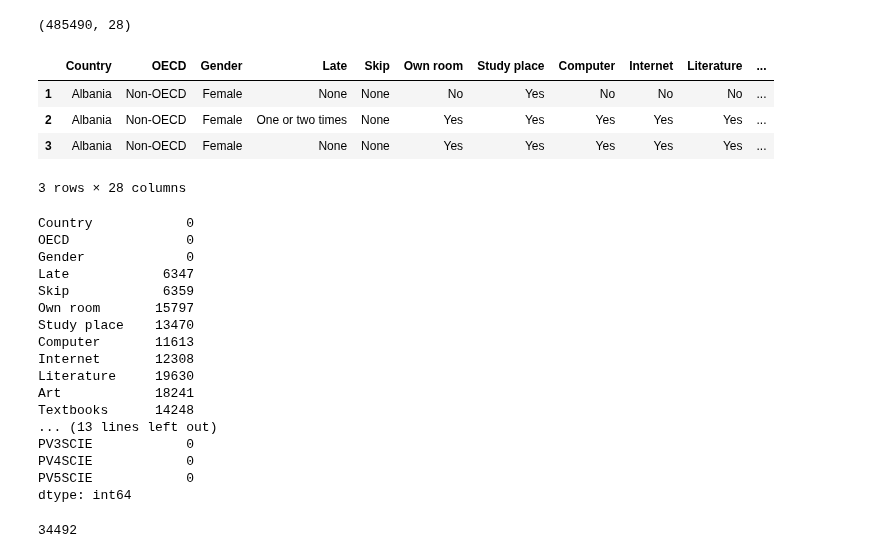
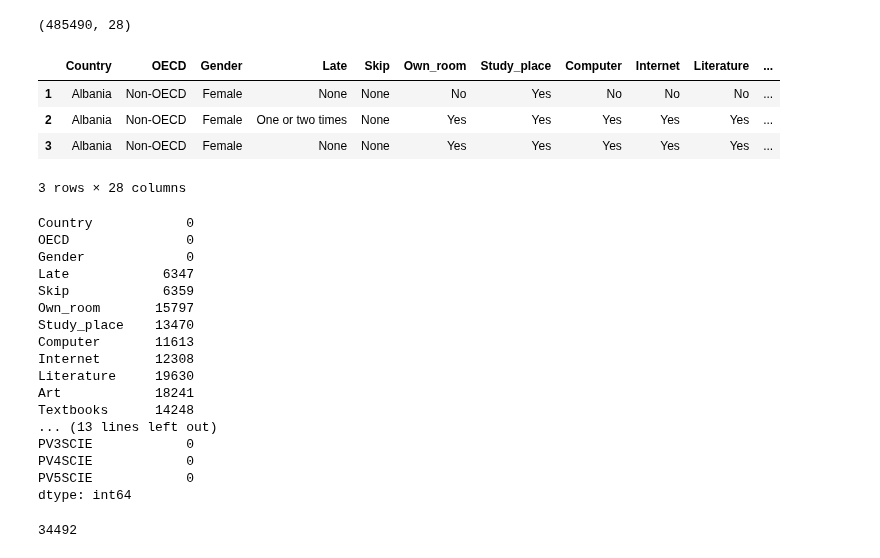
Before and after one commit to Steve-Choi/DAND, a Jupyter notebook: Communicate-Data-Findings/Communicate-Data-Findings.ipynb, the cells around one changed output. Cells and saved outputs as stored; diff of their text form; code cells hidden in the pictures.

```diff
--- a/Communicate-Data-Findings/Communicate-Data-Findings.ipynb
+++ b/Communicate-Data-Findings/Communicate-Data-Findings.ipynb
@@ -65,23 +65,23 @@ df.shape
 # %%
 # rename columns with more descriptive name
 df.rename({    'CNT' : 'Country',
            'ST04Q01' : 'Gender',
            'ST08Q01' : 'Late',
            'ST09Q01' : 'Skip',
-           'ST26Q02' : 'Own room',
-           'ST26Q03' : 'Study place',
+           'ST26Q02' : 'Own_room',
+           'ST26Q03' : 'Study_place',
            'ST26Q04' : 'Computer',
            'ST26Q06' : 'Internet',
            'ST26Q07' : 'Literature',
            'ST26Q09' : 'Art',
            'ST26Q10' : 'Textbooks'},
            axis='columns', inplace=True
           )
 
 # check
 df.head(3)
 # %% [output]
-|  | Country | OECD | Gender | Late | Skip | Own room | Study place | Computer | Internet | Literature | ... |
+|  | Country | OECD | Gender | Late | Skip | Own_room | Study_place | Computer | Internet | Literature | ... |
 | 1 | Albania | Non-OECD | Female | None | None | No | Yes | No | No | No | ... |
 | 2 | Albania | Non-OECD | Female | One or two times | None | Yes | Yes | Yes | Yes | Yes | ... |
 | 3 | Albania | Non-OECD | Female | None | None | Yes | Yes | Yes | Yes | Yes | ... |
@@ -95,8 +95,8 @@ OECD               0
 Gender             0
 Late            6347
 Skip            6359
-Own room       15797
-Study place    13470
+Own_room       15797
+Study_place    13470
 Computer       11613
 Internet       12308
 Literature     19630
```
Also changed, not shown: parts of 9 cells of this notebook.
